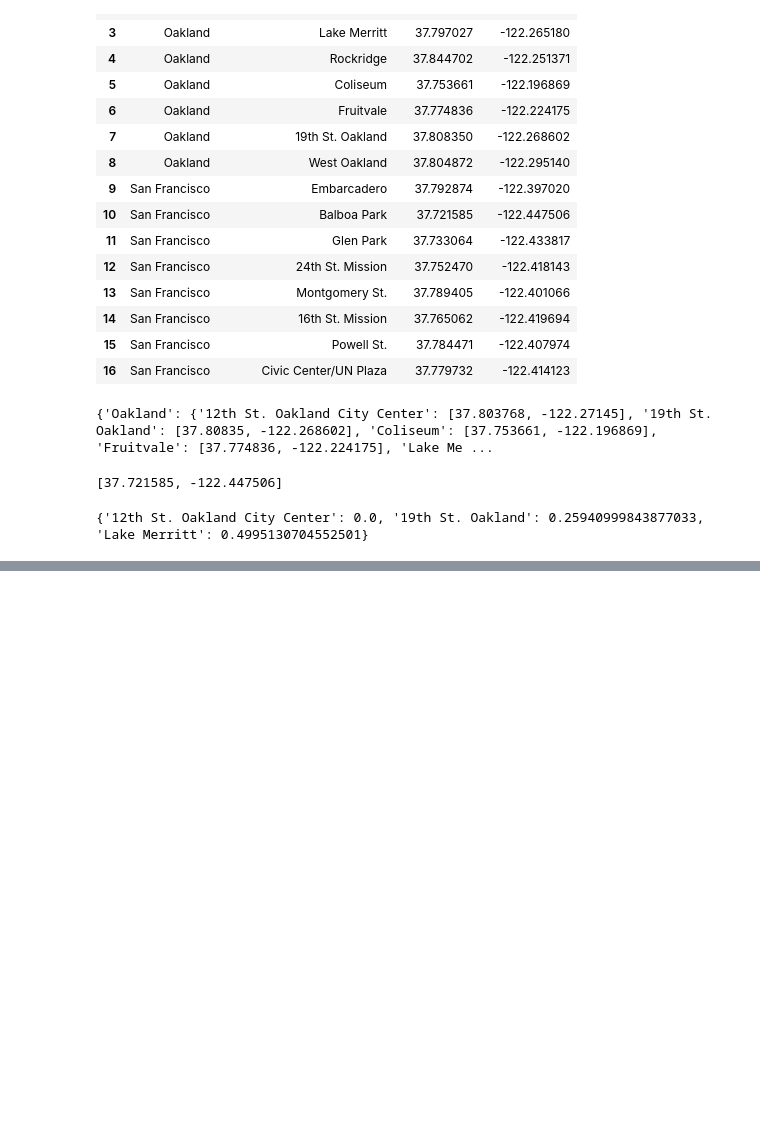
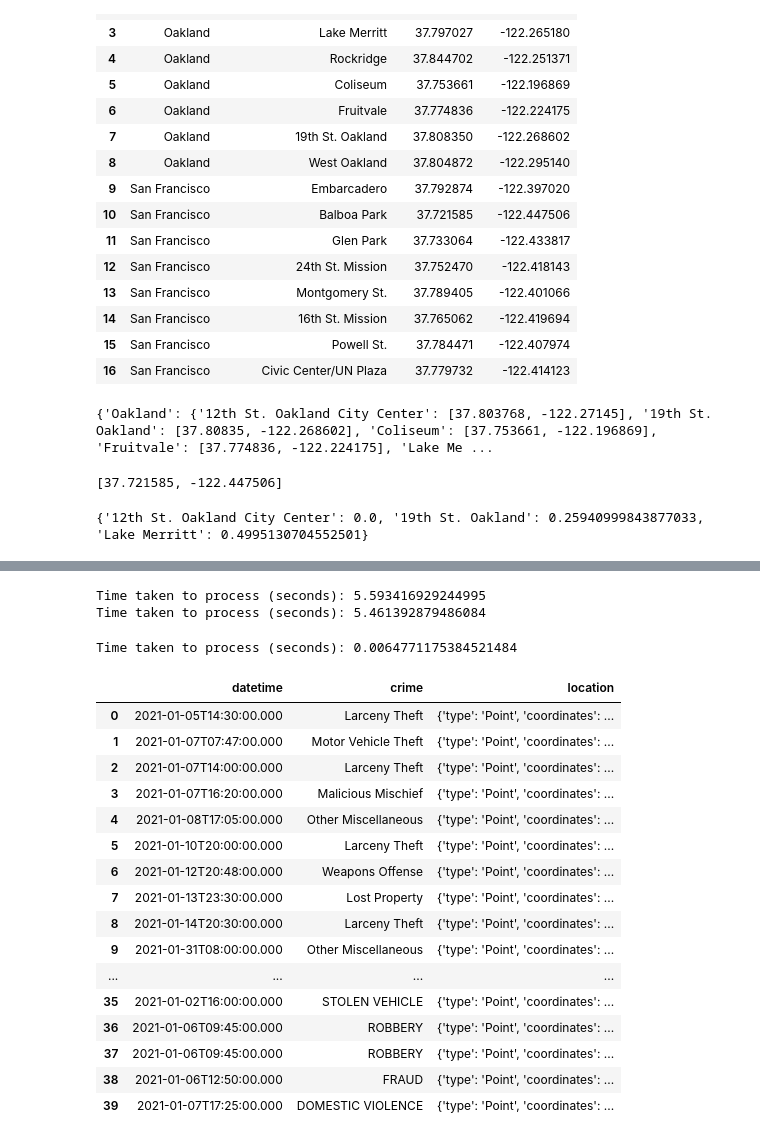
Before and after one commit to dysonkona/STA-141B-Final-Project, a Jupyter notebook: finalproj.ipynb, the cells around one changed output, grey strips where cells are left out. Drawn from its saved outputs; the diff is of its cells as text; code cells hidden in the pictures; blank space fills up the shorter version.

```diff
--- a/finalproj.ipynb
+++ b/finalproj.ipynb
@@ -92,0 +113,41 @@ pprint.pprint(data)
+# %%
+queries = [['SF', dct['San Francisco']['Balboa Park'], 0.25, 2021, 10, 0],
+           ['SF', dct['San Francisco']['Embarcadero'], 0.25, 2021, 10, 0]]
+queries2 = [['OAK', dct['Oakland']['Fruitvale'], 0.25, 2021, 10, 0],
+            ["OAK", dct['Oakland']['MacArthur'], 0.25, 2021, 10, 0]]
+
+
+testFrame = processing.parallelProcess(3, loading.loadCrime, queries,
+                                       'load', True, key, secretKey)
+testFrame2 = processing.parallelProcess(3, loading.loadCrime, queries2,
+                                       'load', True, key, secretKey)
+# %% [output]
+Time taken to process (seconds): 5.593416929244995
+Time taken to process (seconds): 5.461392879486084
+# %%
+renames = {'incident_datetime': 'datetime',
+           'point': 'location', 'incident_category':'crime',
+           'crimetype': 'crime'}
+rename = processing.parallelProcess(3, util.Rename, [testFrame, testFrame2],
+                                                   'other', False, renames)
+testFrameFinal = pd.concat(rename, ignore_index = True)
+testFrameFinal
+# %% [output]
+Time taken to process (seconds): 0.0064771175384521484
+|  | datetime | crime | location |
+| 0 | 2021-01-05T14:30:00.000 | Larceny Theft | {'type': 'Point', 'coordinates': ... |
+| 1 | 2021-01-07T07:47:00.000 | Motor Vehicle Theft | {'type': 'Point', 'coordinates': ... |
+| 2 | 2021-01-07T14:00:00.000 | Larceny Theft | {'type': 'Point', 'coordinates': ... |
+| 3 | 2021-01-07T16:20:00.000 | Malicious Mischief | {'type': 'Point', 'coordinates': ... |
+| 4 | 2021-01-08T17:05:00.000 | Other Miscellaneous | {'type': 'Point', 'coordinates': ... |
+| 5 | 2021-01-10T20:00:00.000 | Larceny Theft | {'type': 'Point', 'coordinates': ... |
+| 6 | 2021-01-12T20:48:00.000 | Weapons Offense | {'type': 'Point', 'coordinates': ... |
+| 7 | 2021-01-13T23:30:00.000 | Lost Property | {'type': 'Point', 'coordinates': ... |
+| 8 | 2021-01-14T20:30:00.000 | Larceny Theft | {'type': 'Point', 'coordinates': ... |
+| 9 | 2021-01-31T08:00:00.000 | Other Miscellaneous | {'type': 'Point', 'coordinates': ... |
+| ... | ... | ... | ... |
+| 35 | 2021-01-02T16:00:00.000 | STOLEN VEHICLE | {'type': 'Point', 'coordinates': ... |
+| 36 | 2021-01-06T09:45:00.000 | ROBBERY | {'type': 'Point', 'coordinates': ... |
+| 37 | 2021-01-06T09:45:00.000 | ROBBERY | {'type': 'Point', 'coordinates': ... |
+| 38 | 2021-01-06T12:50:00.000 | FRAUD | {'type': 'Point', 'coordinates': ... |
+| 39 | 2021-01-07T17:25:00.000 | DOMESTIC VIOLENCE | {'type': 'Point', 'coordinates': ... |
```
Also changed, not shown: parts of 8 cells of this notebook, 3 other files.
